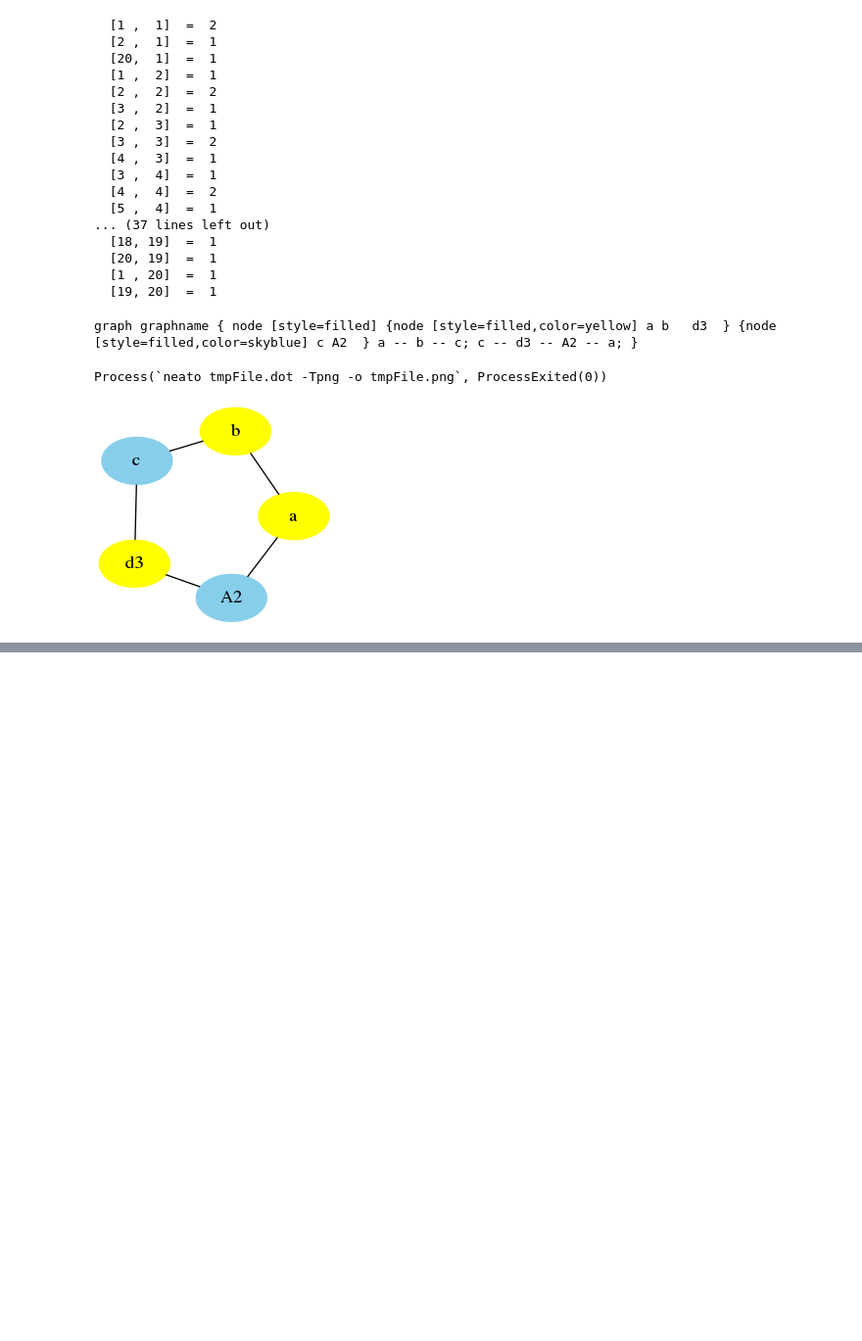
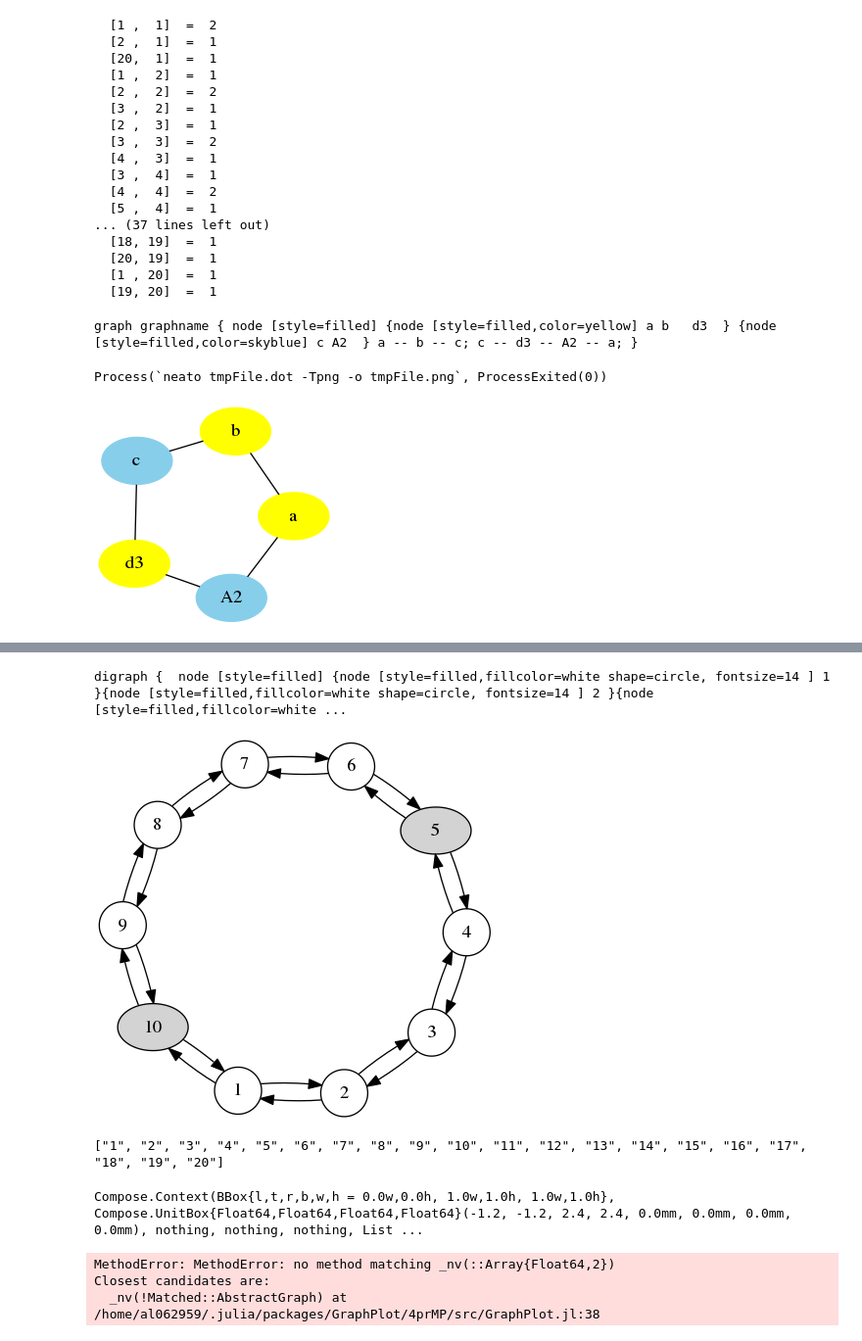
Before and after one commit to mantzaris/sgcCommunity, a Jupyter notebook: sgcCode.ipynb, the cells around one changed output, grey strips where cells are left out. Shown at 98% size. Saved outputs shown, nothing was run; the diff lists cells and outputs as text; code cells hidden in the pictures; blank space fills up the shorter version.

```diff
--- a/sgcCode.ipynb
+++ b/sgcCode.ipynb
@@ -47,8 +47,8 @@ hAdjNN1 = heatmap(AdjNN1,title="Network1 adjacency",
 
 #display(hAdjNN1);
 #node attributes (variables)
-varX = ones(NN1,1)
-[varX[i] = -1 for i in [5,10,11,12,14,15]]
+varX = rand(NN1,1)
+[varX[i] = -1 * rand() for i in [5,10,11,12,14,15]]
 varX = repeat(varX,outer=(1,6))
 hVarX = heatmap(varX,title="Node state values",
     yaxis=:flip,aspect_ratio=1.0,
@@ -240,0 +299,73 @@ display("image/png", read(filePNGNN1))
+# %%
+NN1 = 10
+
+AdjNN1 = zeros(NN1,NN1)
+for ii in 1:size(AdjNN1)[1]
+    for jj in 1:size(AdjNN1)[2]
+        if(ii == (jj+1))
+            AdjNN1[ii,jj] = 1
+        elseif(ii == (jj-1))
+            AdjNN1[ii,jj] = 1
+        end
+    end
+end
+AdjNN1[1,NN1] = 1
+AdjNN1[NN1,1] = 1
+
+#make the diagonal for the adj matrix
+diag1 = Diagonal(AdjNN1)
+diag1 .+= 1
+#add self-loops as the paper describes
+AdjNN1 .+= diag1
+strNN1=""
+#init
+strNN1 *= "digraph {  node [style=filled] "
+#node
+for ii in 1:size(AdjNN1)[1]
+    if(varX[ii] == 1)
+        strNN1 *= "{node [style=filled,fillcolor=white shape=circle, fontsize=14 ]"
+        strNN1 *= " $(ii) }"
+    end
+end
+#edges
+for ii in 1:size(AdjNN1)[1]
+    for jj in 1:size(AdjNN1)[2]
+        if(AdjNN1[ii,jj] == 1 )
+            if(ii != jj)
+                strNN1 *= " $(ii) -> $(jj) ;" #str *= " c -- d3 -- A2 -- a; "
+
+            end
+        end
+    end
+end
+#tie off
+strNN1 *= "}"
+println(strNN1)
+
+fileNameNN1 = "tmpFileNN1.dot"
+filePNGNN1 = "tmpFileNN1.png"
+writedlm( string("./",fileNameNN1), [strNN1] ,quotes=false)
+run(`neato $fileNameNN1 -Tpng -o $filePNGNN1`)
+display("image/png", read(filePNGNN1))
+# %% [output]
+digraph {  node [style=filled] {node [style=filled,fillcolor=white shape=circle, fontsize=14 ] 1 }{node [style=filled,fillcolor=white shape=circle, fontsize=14 ] 2 }{node [style=filled,fillcolor=white ...
+[figure, added]
+# %%
+using LightGraphs,GraphPlot,NetworkLayout
+h = watts_strogatz(20,2, 0.01,is_directed=true)
+nodeStrs = string.(collect(1:20))
+println(nodeStrs)
+
+gplot(h,layout=circular_layout,nodelabel = nodeStrs, NODELABELSIZE = 6, nodelabelsize = 0.8,
+     edgestrokec = "black")
+# %% [output]
+["1", "2", "3", "4", "5", "6", "7", "8", "9", "10", "11", "12", "13", "14", "15", "16", "17", "18", "19", "20"]
+Compose.Context(BBox{l,t,r,b,w,h = 0.0w,0.0h, 1.0w,1.0h, 1.0w,1.0h}, Compose.UnitBox{Float64,Float64,Float64,Float64}(-1.2, -1.2, 2.4, 2.4, 0.0mm, 0.0mm, 0.0mm, 0.0mm), nothing, nothing, nothing, List ...
+# %%
+nodeStrs = string.(collect(1:NN1))
+gplot(AdjNN1,layout=circular_layout,nodelabel = nodeStrs, NODELABELSIZE = 6, nodelabelsize = 0.8,
+     edgestrokec = "black")
+# %% [output]
+MethodError: MethodError: no method matching _nv(::Array{Float64,2})
+Closest candidates are:
+  _nv(!Matched::AbstractGraph) at /home/al062959/.julia/packages/GraphPlot/4prMP/src/GraphPlot.jl:38
```
Also changed, not shown: parts of 9 cells of this notebook, 13 other files.
